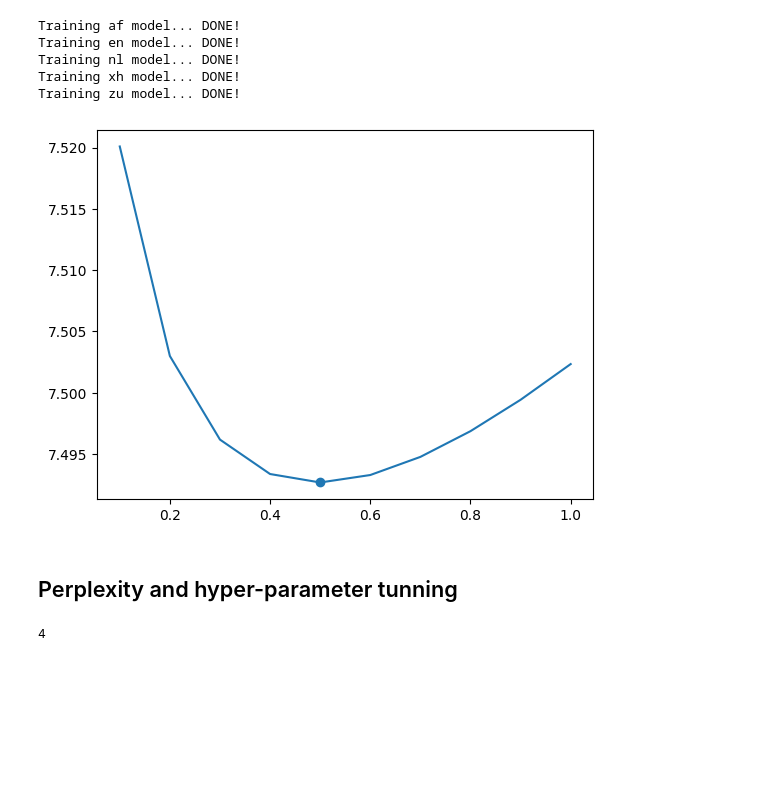
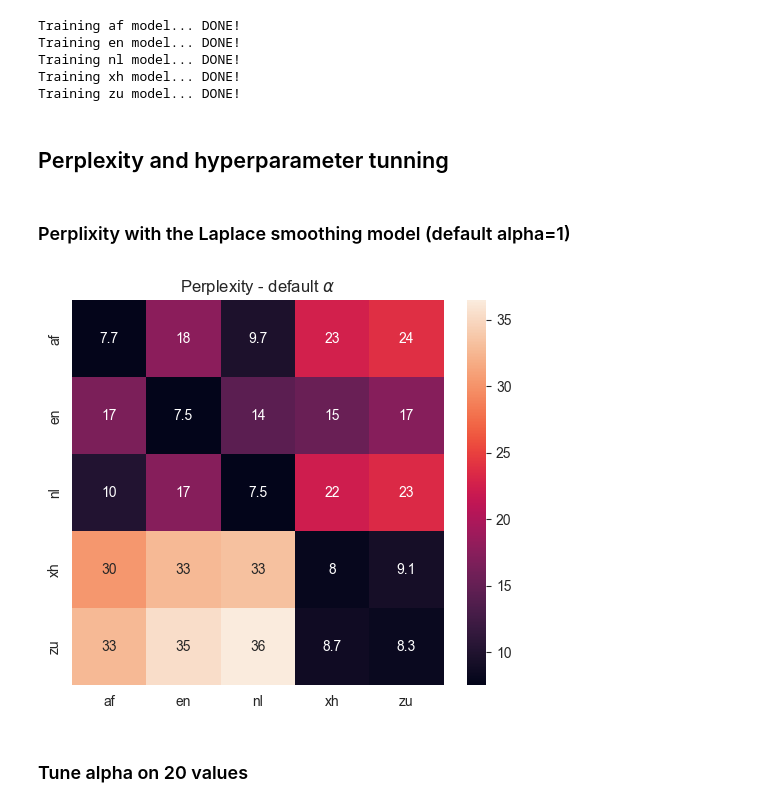
Before and after one commit to Fahazavana/NGramLMs_BPE, a Jupyter notebook: new.ipynb, the cells around one changed output. Saved outputs shown, nothing was run; the diff lists cells and outputs as text; code cells hidden in the pictures; blank space fills up the shorter version.

```diff
--- a/new.ipynb
+++ b/new.ipynb
@@ -51,46 +51,37 @@ Training zu model... DONE!
 # %%
 models = (af_model, en_model, nl_model, xh_model, zu_model)
 val_files = (af_val_file, en_val_file, nl_val_file, xh_val_file, zu_val_file)
-# %%
-alphas = np.linspace(1e-1, 1, 10)
-en_pps = tune_alpha(en_model, en_val_file, alphas)
-# %%
-k = np.argmin(en_pps)
-plt.plot(alphas, en_pps)
-plt.scatter(alphas[k], en_pps[k])
-plt.show()
-# %% [output]
-[figure, removed]
 # %% [markdown]
-## Perplexity and hyper-parameter tunning
+## Perplexity and hyperparameter tunning
 # %%
-def evalModels(models, files):
+def evalModels(models, files, alphas):
     sums = np.zeros(len(models))
     counts = np.zeros(len(models))
     with open(files) as corpus:
         for line in corpus:
             for i, model in enumerate(models):
-                p, c = model.perplexity(line, doc=True)
+                p, c = model.perplexity(line, alpha=alphas[model.name], doc=True)
                 sums[i] += p
                 counts[i] += c
     _h = -sums / counts
     docPP = np.exp(_h)
     return docPP
-
-
-def tune_alpha(model, val_file, alphas):
-    perplexities = []
-    for alpha in alphas:
-        sums, counts = 0, 0
-        with open(val_file) as corpus:
-            for line in corpus:
-                p, c = model.perplexity(line, alpha=alpha, doc=True)
-                sums += p
-                counts += c
-        perplexities.append(np.exp(-sums/counts))
-    return perplexities
-# %% [output]
-4
-# %%
-models = (af_model, en_model, nl_model, xh_model, zu_model)
-val_files = (af_val_file, en_val_file, nl_val_file, xh_val_file, zu_val_file)
+# %% [markdown]
+### Perplixity with the Laplace smoothing model (default alpha=1)
+# %%
+dalpha = {mdl.name: 1 for mdl in models}
+PPS = np.array([])
+for val_file in val_files:
+    PPS = np.append(PPS, evalModels(models, val_file, dalpha))
+PPS = PPS.reshape(5, 5)
+labels = categories = [model.name for model in models]
+plt.figure(figsize=(6, 5))
+sns.heatmap(PPS, annot=True)
+plt.xticks(np.arange(len(labels)) + 0.5, labels)
+plt.yticks(np.arange(len(labels)) + 0.5, labels)
+plt.title(r"Perplexity - default $\alpha$")
+plt.show()
+# %% [output]
+[figure, added]
+# %% [markdown]
+### Tune alpha on 20 values
```
Also changed, not shown: parts of 15 cells of this notebook, 1 other file.
